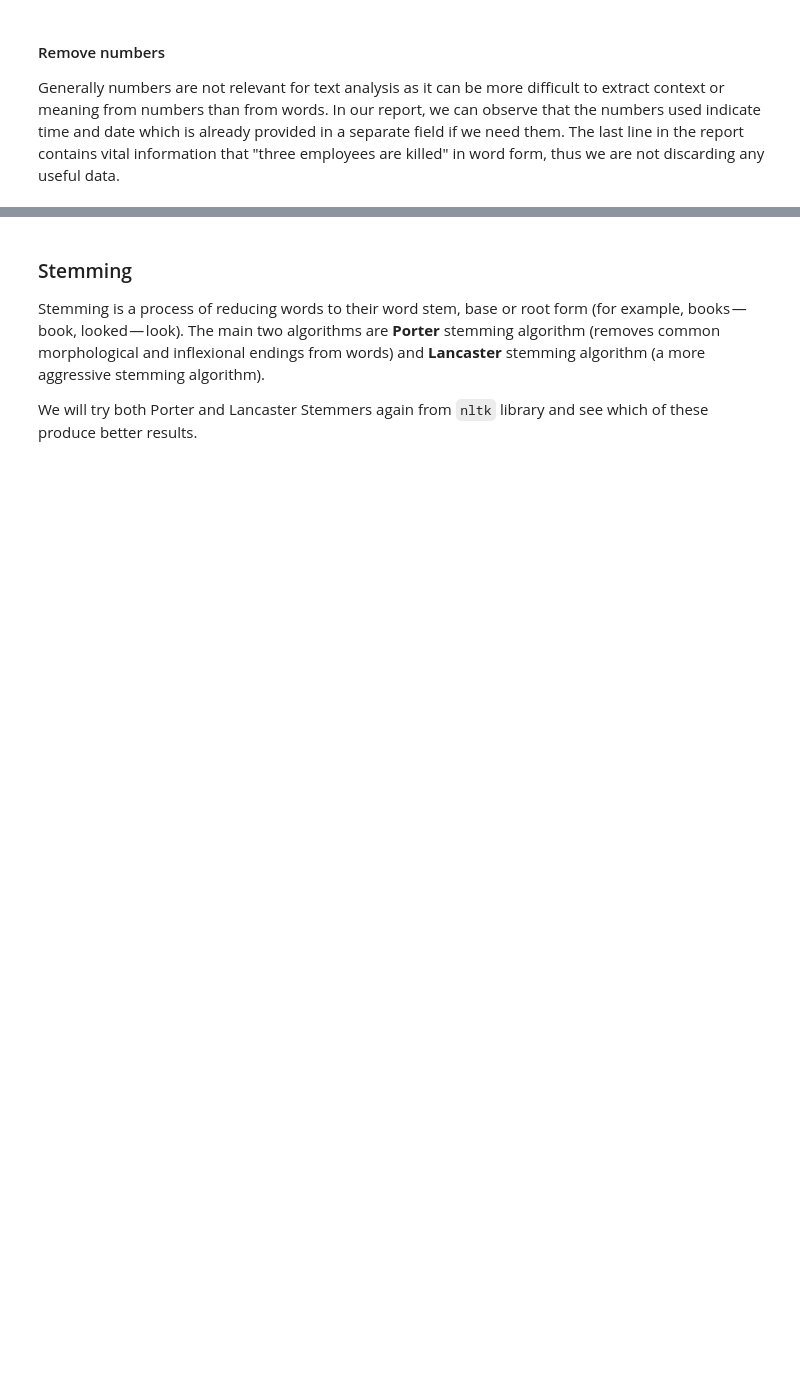
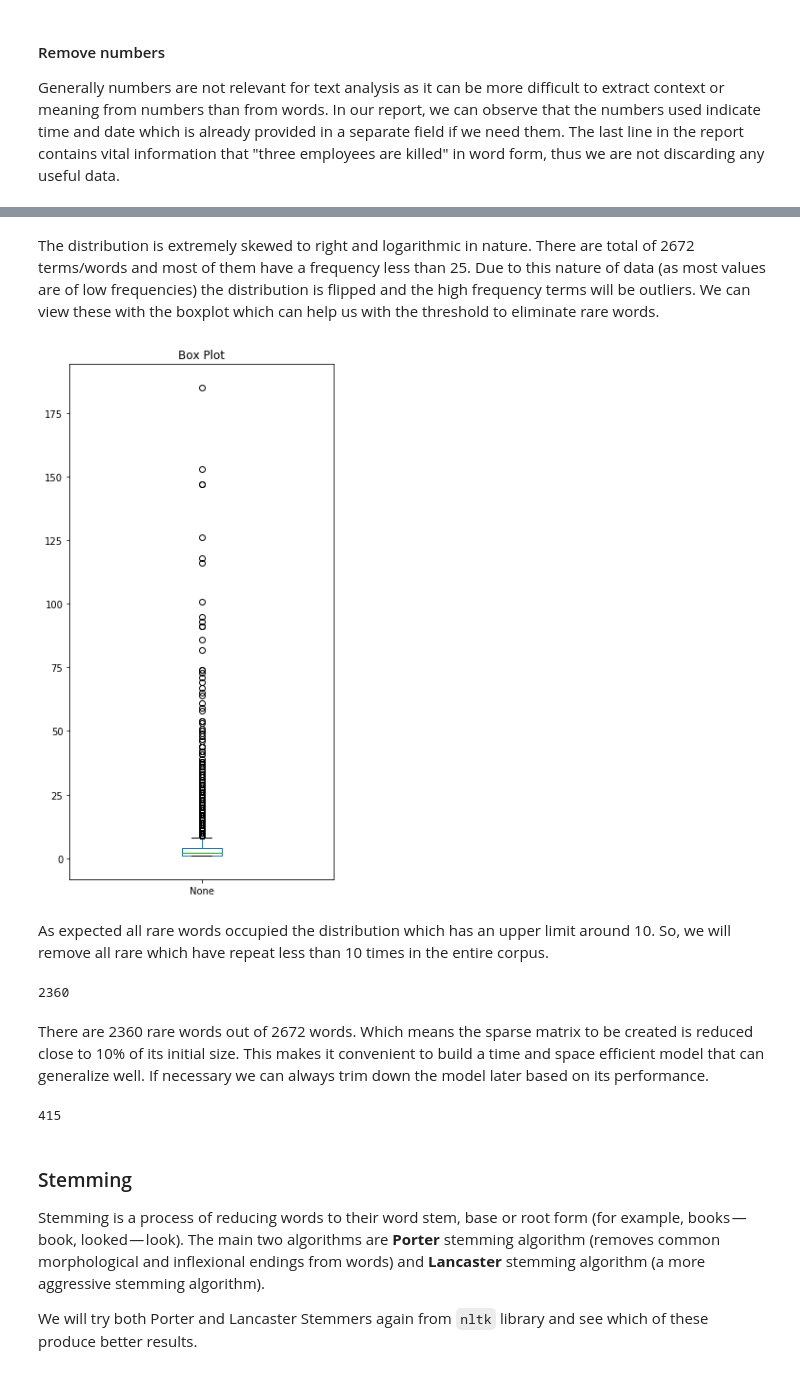
Before and after one commit to binti03/textmine-oilgas-reports, a Jupyter notebook: source_code_notebook.ipynb, the cells around one changed output, grey strips where cells are left out. Drawn from its saved outputs; the diff is of its cells as text; code cells hidden in the pictures; blank space fills up the shorter version.

```diff
--- a/source_code_notebook.ipynb
+++ b/source_code_notebook.ipynb
@@ -116,3 +239,27 @@ We can see that the string is now broken into a list of strings with words. When
+# %% [markdown]
+The distribution is extremely skewed to right and logarithmic in nature. There are total of 2672 terms/words and most of them have a frequency less than 25. Due to this nature of data (as most values are of low frequencies) the distribution is flipped and the high frequency terms will be outliers. We can view these with the boxplot which can help us with the threshold to eliminate rare words.
+# %%
+dst.plot.box(figsize=(5,10), title="Box Plot")
+plt.show()
+plt.close()
+# %% [output]
+[figure, added]
+# %% [markdown]
+As expected all rare words occupied the distribution which has an upper limit around 10. So, we will remove all rare which have repeat less than 10 times in the entire corpus.
+# %%
+rare_words = freq.value_counts()[freq.value_counts() < 10]
+rare_words = list(rare_words.index)
+len(rare_words)
+# %% [output]
+2360
+# %% [markdown]
+There are 2360 rare words out of 2672 words. Which means the sparse matrix to be created is reduced close to 10% of its initial size. This makes it convenient to build a time and space efficient model that can generalize well. If necessary we can always trim down the model later based on its performance.
+# %%
+# Remove words from word tokens
+word_tokens = word_tokens.apply(lambda t: [i for i in t if not i in rare_words])
+len(word_tokens)
+# %% [output]
+415
 # %% [markdown]
 ### Stemming
 Stemming is a process of reducing words to their word stem, base or root form (for example, books — book, looked — look). The main two algorithms are **Porter** stemming algorithm (removes common morphological and inflexional endings from words) and **Lancaster** stemming algorithm (a more aggressive stemming algorithm).
```
Also changed, not shown: parts of 67 cells of this notebook, 14 other files.
